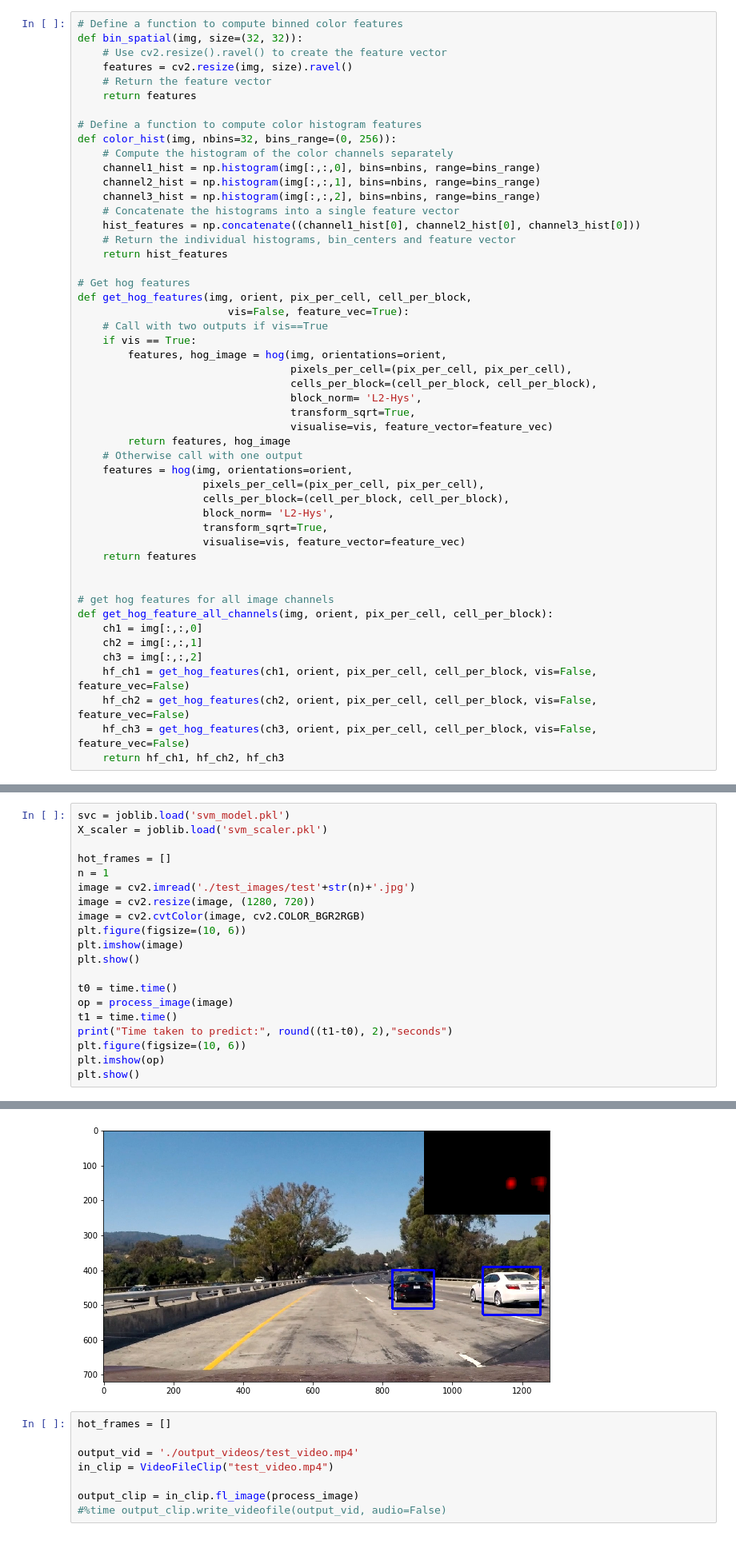
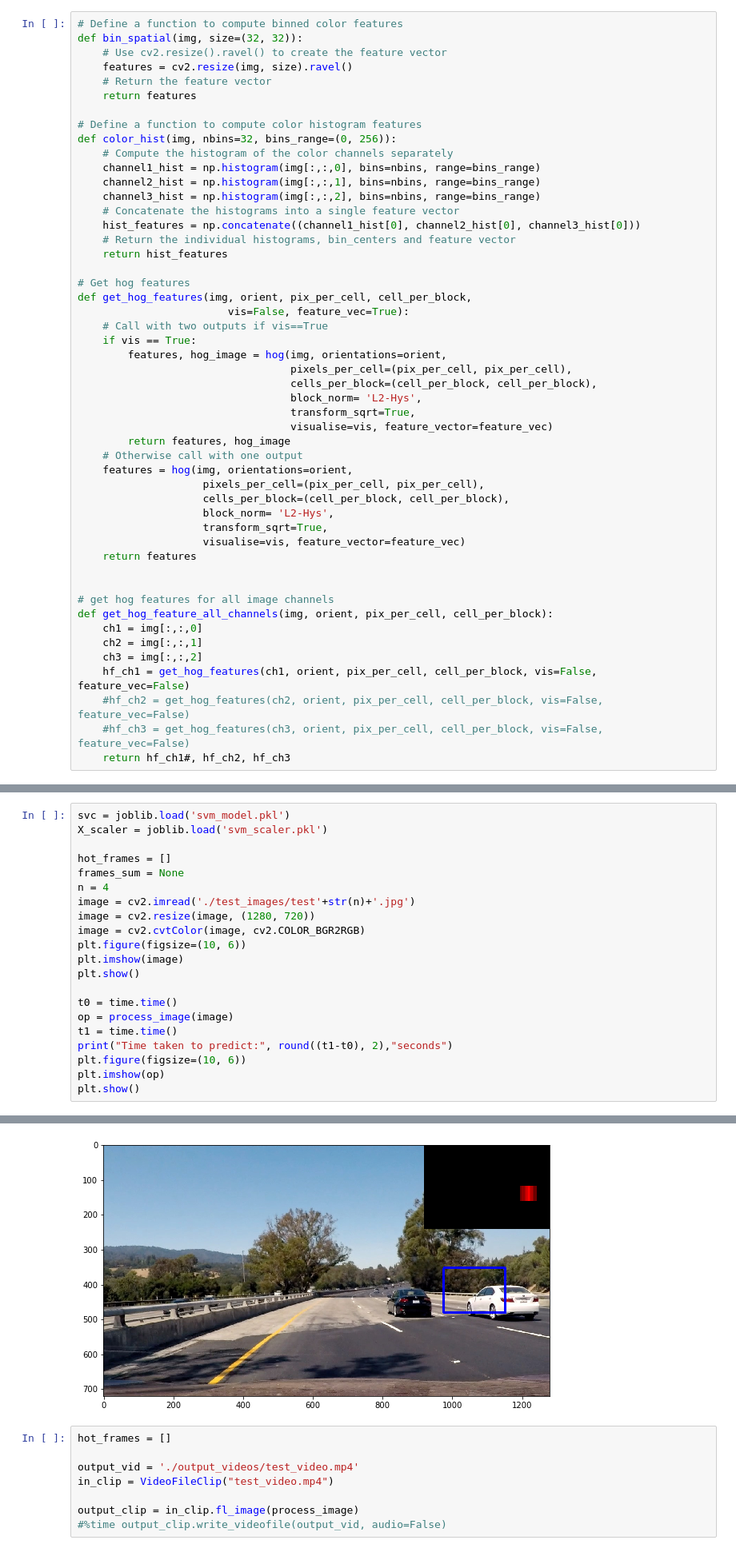
Before and after one commit to rahul1593/Vehicle-Detection-and-Tracking, a Jupyter notebook: Predict.ipynb, the cells around one changed output, grey strips where cells are left out. Shown at 80% size. Saved outputs shown, nothing was run; the diff lists cells and outputs as text.

```diff
--- a/Predict.ipynb
+++ b/Predict.ipynb
@@ -63,9 +63,9 @@ def get_hog_feature_all_channels(img, orient, pix_per_cell, cell_per_block):
     ch2 = img[:,:,1]
     ch3 = img[:,:,2]
     hf_ch1 = get_hog_features(ch1, orient, pix_per_cell, cell_per_block, vis=False, feature_vec=False)
-    hf_ch2 = get_hog_features(ch2, orient, pix_per_cell, cell_per_block, vis=False, feature_vec=False)
-    hf_ch3 = get_hog_features(ch3, orient, pix_per_cell, cell_per_block, vis=False, feature_vec=False)
-    return hf_ch1, hf_ch2, hf_ch3
+    #hf_ch2 = get_hog_features(ch2, orient, pix_per_cell, cell_per_block, vis=False, feature_vec=False)
+    #hf_ch3 = get_hog_features(ch3, orient, pix_per_cell, cell_per_block, vis=False, feature_vec=False)
+    return hf_ch1#, hf_ch2, hf_ch3
 # %%
 # Define a function that takes an image,
 # start and stop positions in both x and y,
@@ -310,7 +308,8 @@ svc = joblib.load('svm_model.pkl')
 X_scaler = joblib.load('svm_scaler.pkl')
 
 hot_frames = []
-n = 1
+frames_sum = None
+n = 4
 image = cv2.imread('./test_images/test'+str(n)+'.jpg')
 image = cv2.resize(image, (1280, 720))
 image = cv2.cvtColor(image, cv2.COLOR_BGR2RGB)
@@ -331,4 +330,4 @@ Time taken to predict: 1.35 seconds
-[figure, old version]
+[figure, new version]
 # %%
 hot_frames = []
 
```
Also changed, not shown: parts of 5 cells of this notebook, 7 other files.
